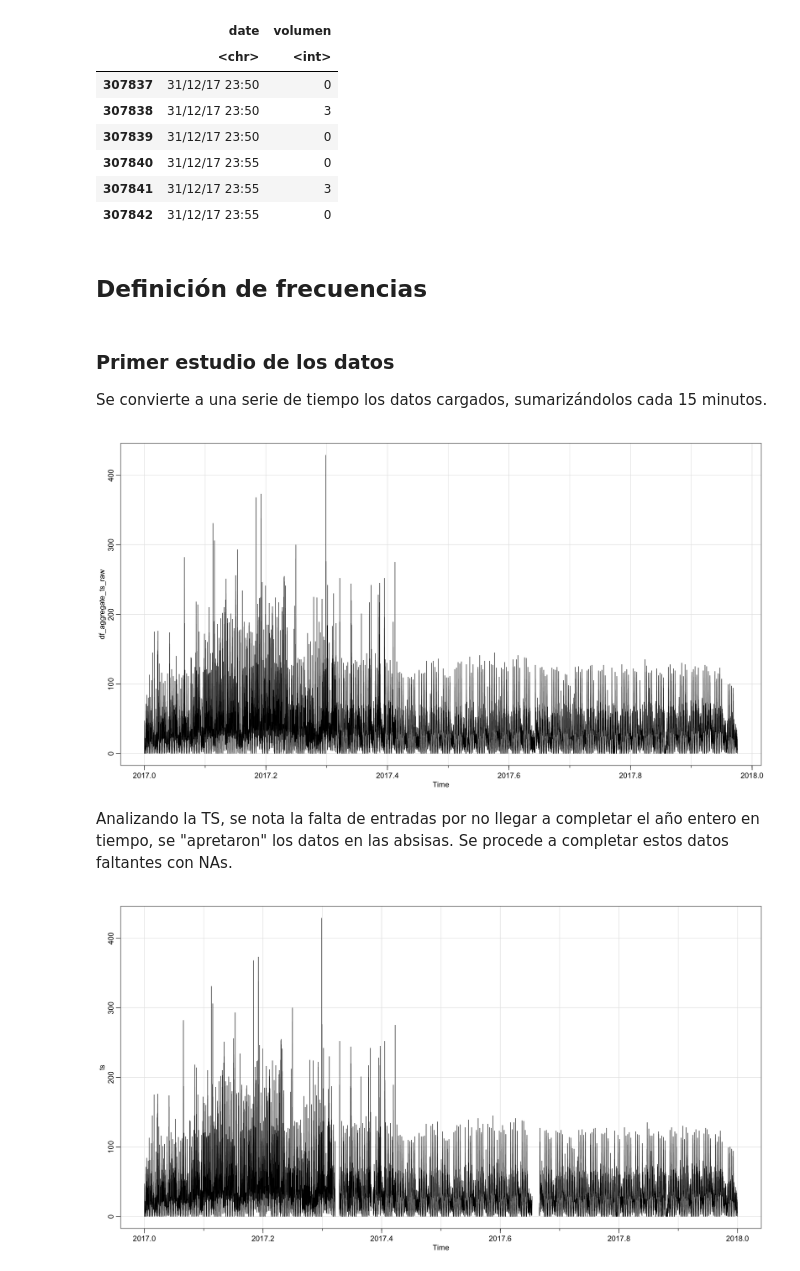
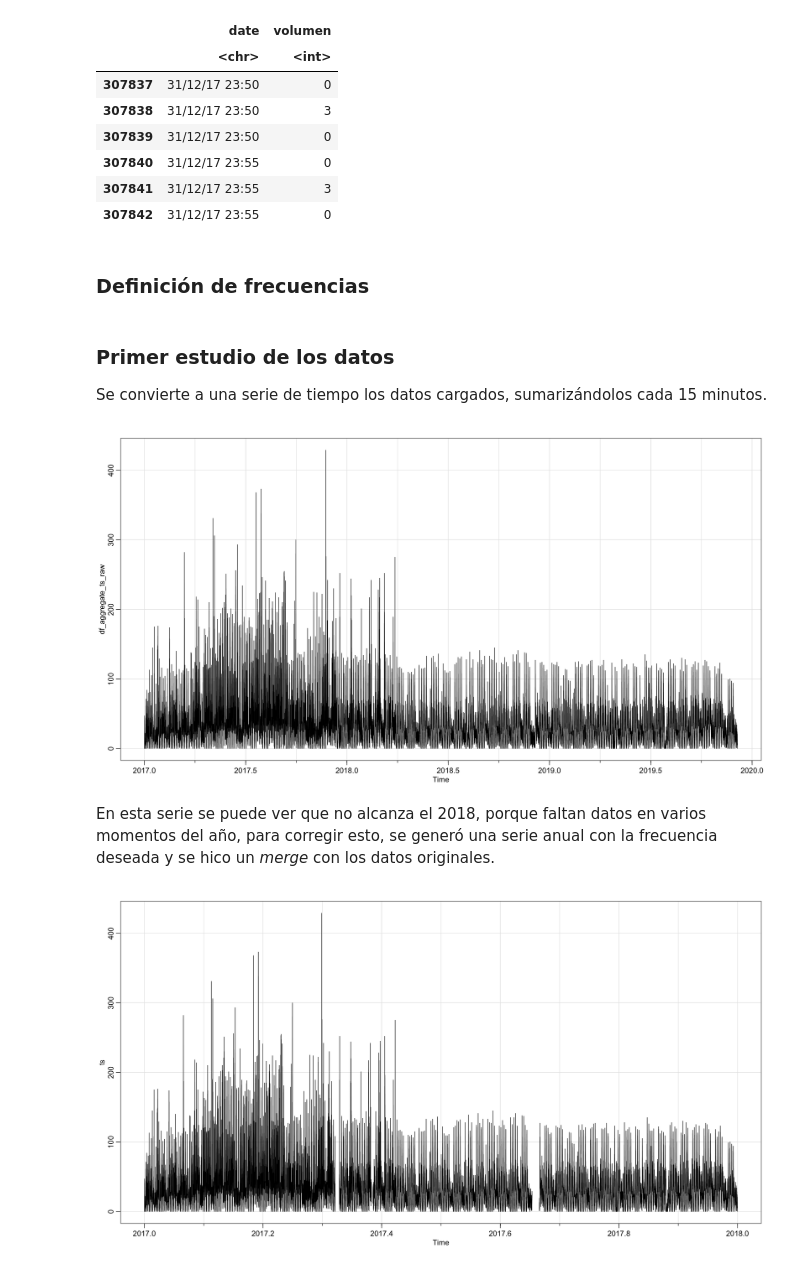
Before and after one commit to FelipeBastarrica/Obligatorio-Series-Temporales, a Jupyter notebook: Obligatorio_ST.ipynb, the cells around one changed output. Cells and saved outputs as stored; diff of their text form; code cells hidden in the pictures.

```diff
--- a/Obligatorio_ST.ipynb
+++ b/Obligatorio_ST.ipynb
@@ -47,11 +119,8 @@ A data.frame: 6 × 2
 | 307841 | 31/12/17 23:55 | 3 |
 | 307842 | 31/12/17 23:55 | 0 |
 # %% [markdown]
-## Definición de frecuencias
+### Definición de frecuencias
 # %%
-weekend_days = 0
-
-# Frecuencia de muestreo por 15 min
-#freq = ((365-weekend_days)*24*60)/(3*5)
-freq = ((365-weekend_days)*24*60)/(5)
-freq_aux = ((365-weekend_days)*24*60)/(3*5*(365/7))
+freq_5min = 365 * 24 * 60 / 5
+freq_15min = 365 * 24 * 60 / 15
+freq_sem_15min = 365 * 24 * 60 / ( 3 * 5 * (365 / 7) )
@@ -64,16 +129,19 @@ freq_aux = ((365-weekend_days)*24*60)/(3*5*(365/7))
 
 Se convierte a una serie de tiempo los datos cargados, sumarizándolos cada 15 minutos.
 # %%
-df_ts_aux_raw = ts(df_raw$volumen, frequency=freq, start=c(2017,1))
-df_aggregate_raw = aggregate(df_ts_aux_raw, nfrequency = freq/3, FUN = sum)
-df_aggregate_ts_raw = ts(df_aggregate_raw, frequency = freq, start=c(2017,1))
+# Generar una serie de tiempo con datos cada 5 minutos
+df_ts_raw = ts(df_raw$volumen, frequency=freq_5min, start=c(2017,1))
+
+# Agregar la serie anterior cada 15 minutos (sumando los volúmenes)
+df_aggregate_raw = aggregate(df_ts_raw, nfrequency = freq_15min, FUN = sum)
+df_aggregate_ts_raw = ts(df_aggregate_raw, frequency = freq_15min, start=c(2017,1))
 
 # Plot de la TS
-tsplot(df_aggregate_ts_raw) # ESTE ERA SIN COMPLETAR!
+tsplot(df_aggregate_ts_raw)
 # %% [output]
-[figure, old version]
+[figure, new version]
 # %% [markdown]
-Analizando la TS, se nota la falta de entradas por no llegar a completar el año entero en tiempo, se "apretaron" los datos en las absisas. Se procede a completar estos datos faltantes con NAs.
+En esta serie se puede ver que no alcanza el 2018, porque faltan datos en varios momentos del año, para corregir esto, se generó una serie anual con la frecuencia deseada y se hico un *merge* con los datos originales.
 # %%
 # Copia de dataframe original
 originaldf <- df_raw
```
Also changed, not shown: parts of 44 cells of this notebook, 2 other files.
